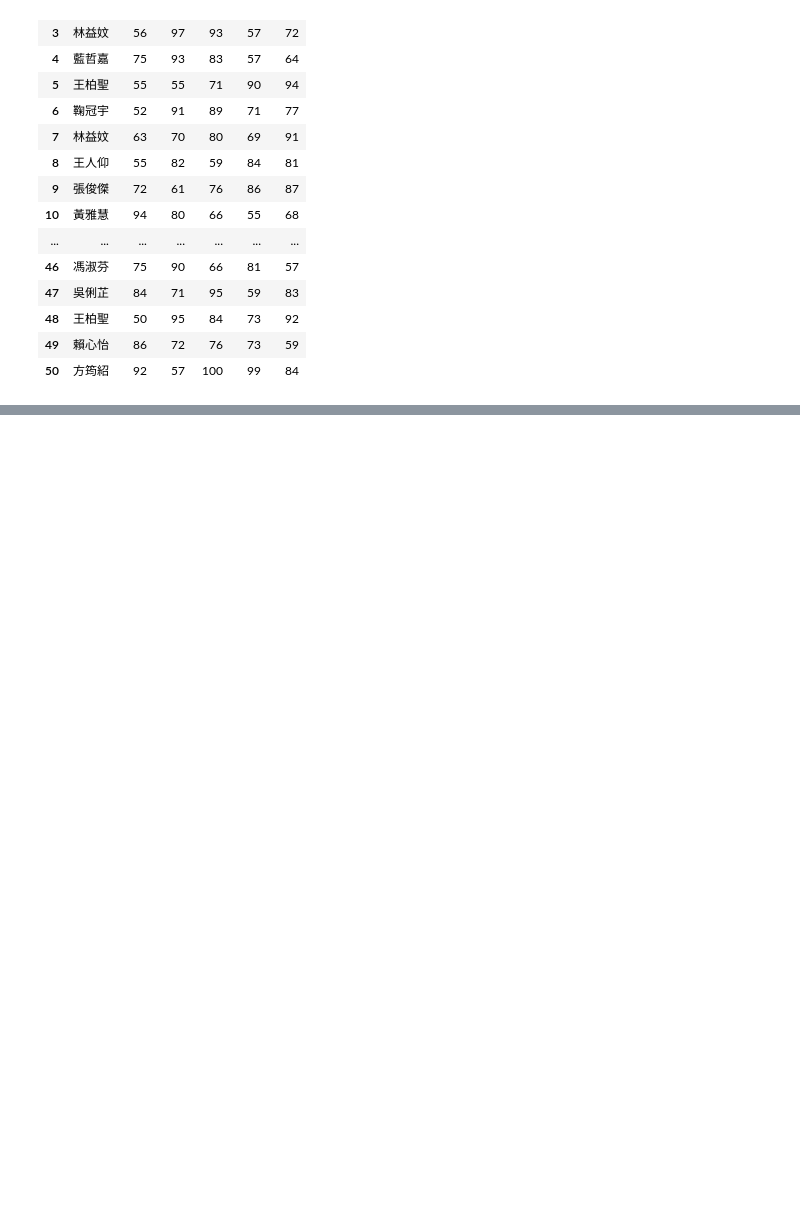
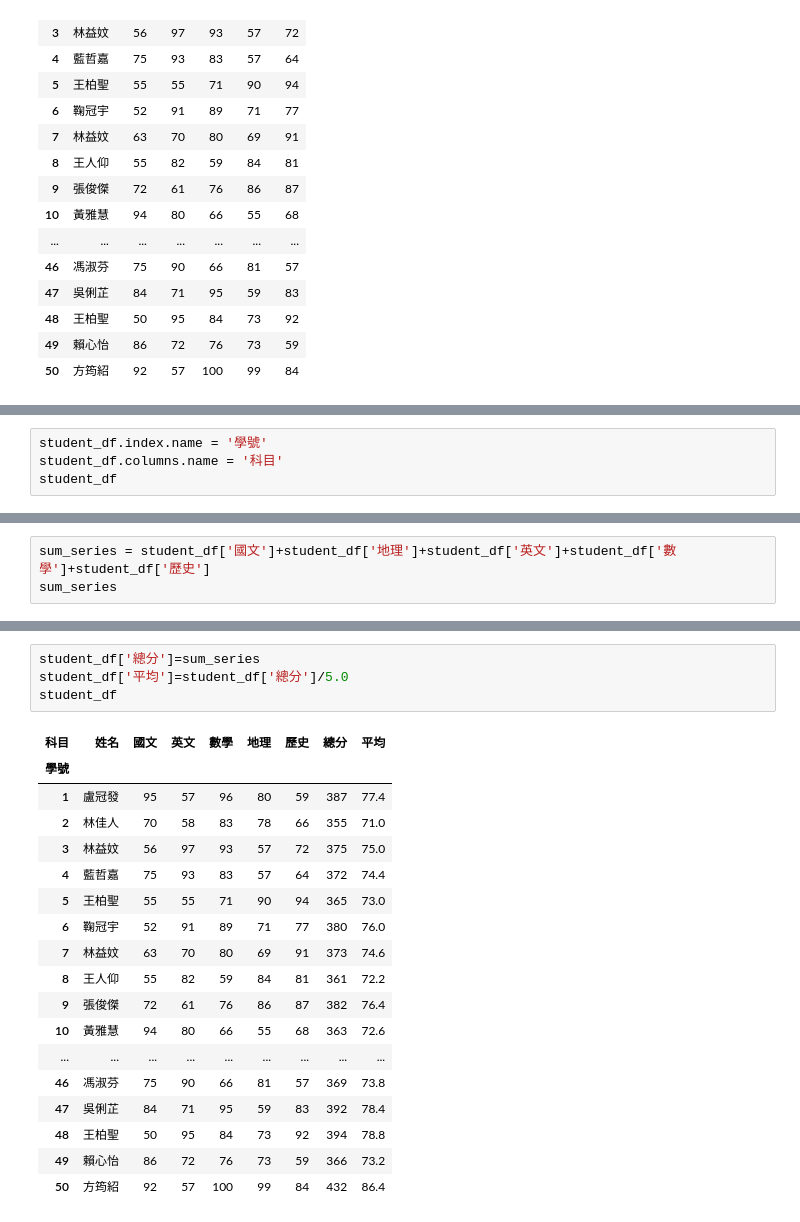
Before and after one commit to kyu226/kyu_2023_07_25, a Jupyter notebook: lesson16_6.ipynb, the cells around one changed output, grey strips where cells are left out. Drawn from its saved outputs; the diff is of its cells as text; blank space fills up the shorter version.

```diff
--- a/lesson16_6.ipynb
+++ b/lesson16_6.ipynb
@@ -65,0 +84,4 @@ student_df
+# %%
+student_df.index.name = '學號'
+student_df.columns.name = '科目'
+student_df
@@ -65,0 +107,3 @@ student_df
+# %%
+sum_series = student_df['國文']+student_df['地理']+student_df['英文']+student_df['數學']+student_df['歷史']
+sum_series
@@ -65,0 +128,23 @@ student_df
+# %%
+student_df['總分']=sum_series
+student_df['平均']=student_df['總分']/5.0
+student_df
+# %% [output]
+| 科目 | 姓名 | 國文 | 英文 | 數學 | 地理 | 歷史 | 總分 | 平均 |
+| 學號 |  |  |  |  |  |  |  |  |
+| 1 | 盧冠發 | 95 | 57 | 96 | 80 | 59 | 387 | 77.4 |
+| 2 | 林佳人 | 70 | 58 | 83 | 78 | 66 | 355 | 71.0 |
+| 3 | 林益妏 | 56 | 97 | 93 | 57 | 72 | 375 | 75.0 |
+| 4 | 藍哲嘉 | 75 | 93 | 83 | 57 | 64 | 372 | 74.4 |
+| 5 | 王柏聖 | 55 | 55 | 71 | 90 | 94 | 365 | 73.0 |
+| 6 | 鞠冠宇 | 52 | 91 | 89 | 71 | 77 | 380 | 76.0 |
+| 7 | 林益妏 | 63 | 70 | 80 | 69 | 91 | 373 | 74.6 |
+| 8 | 王人仰 | 55 | 82 | 59 | 84 | 81 | 361 | 72.2 |
+| 9 | 張俊傑 | 72 | 61 | 76 | 86 | 87 | 382 | 76.4 |
+| 10 | 黃雅慧 | 94 | 80 | 66 | 55 | 68 | 363 | 72.6 |
+| ... | ... | ... | ... | ... | ... | ... | ... | ... |
+| 46 | 馮淑芬 | 75 | 90 | 66 | 81 | 57 | 369 | 73.8 |
+| 47 | 吳俐芷 | 84 | 71 | 95 | 59 | 83 | 392 | 78.4 |
+| 48 | 王柏聖 | 50 | 95 | 84 | 73 | 92 | 394 | 78.8 |
+| 49 | 賴心怡 | 86 | 72 | 76 | 73 | 59 | 366 | 73.2 |
+| 50 | 方筠紹 | 92 | 57 | 100 | 99 | 84 | 432 | 86.4 |
```
Also changed, not shown: parts of 5 cells of this notebook, 1 other file.
